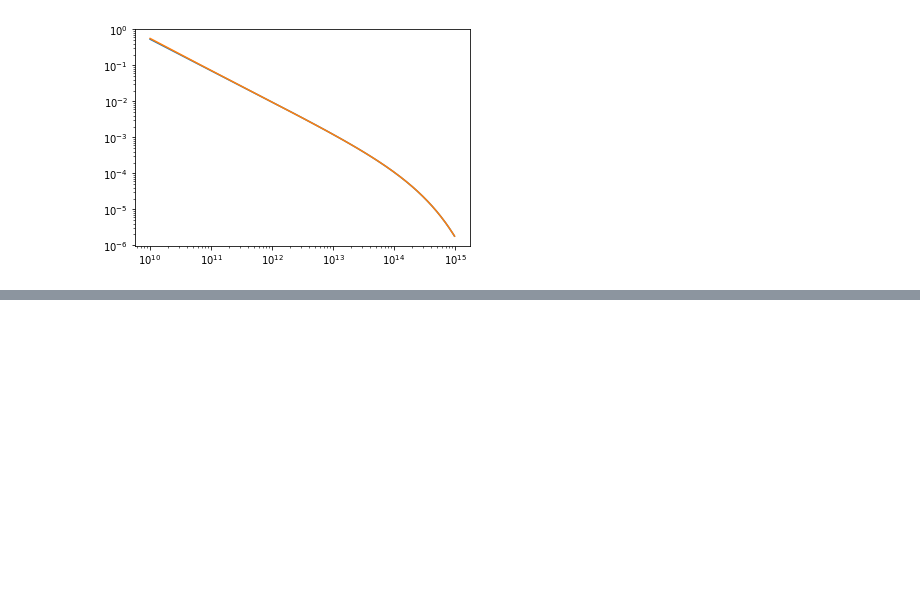
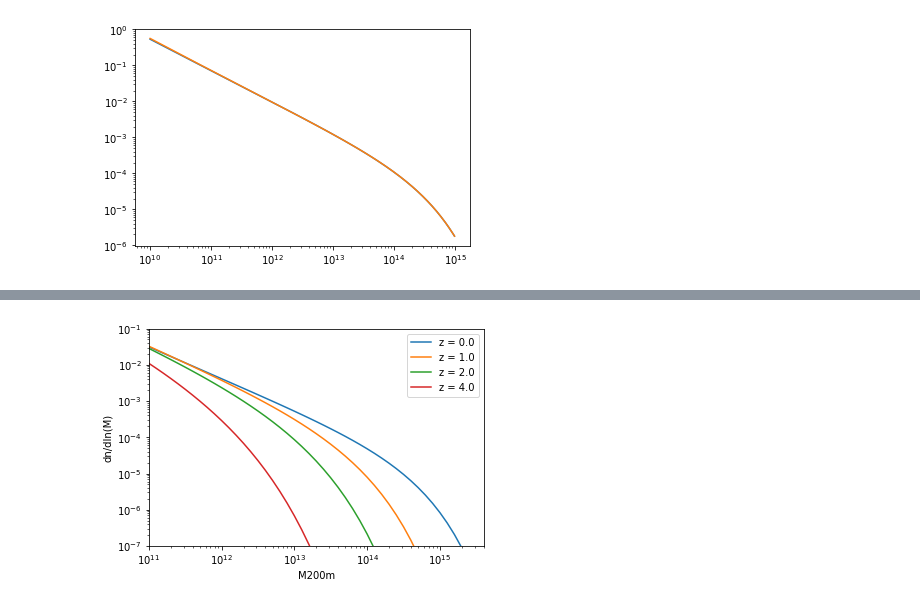
Before and after one commit to Gorbagzog/StageIAP, a Jupyter notebook: Test_HMF.ipynb, the cells around one changed output, grey strips where cells are left out. Cells and saved outputs as stored; diff of their text form; code cells hidden in the pictures; blank space fills up the shorter version.

```diff
--- a/Test_HMF.ipynb
+++ b/Test_HMF.ipynb
@@ -33,0 +40,16 @@ plt.legend()
+# %%
+z = [0.0, 1.0, 2.0, 4.0]
+M = 10**np.arange(11.0, 15.5, 0.1)
+
+plt.figure()
+plt.xlabel('M200m')
+plt.ylabel('dn/dln(M)')
+plt.loglog()
+plt.xlim(1E11, 4E15)
+plt.ylim(1E-7, 1E-1)
+for i in range(len(z)):
+    mfunc = mass_function.massFunction(M, z[i], mdef = '200m', model = 'tinker08', q_out = 'dndlnM')
+    plt.plot(M, mfunc, '-', label = 'z = %.1f' % (z[i]))
+plt.legend();
+# %% [output]
+[figure, added]
```
Also changed, not shown: parts of 22 cells of this notebook, 2 other files.
